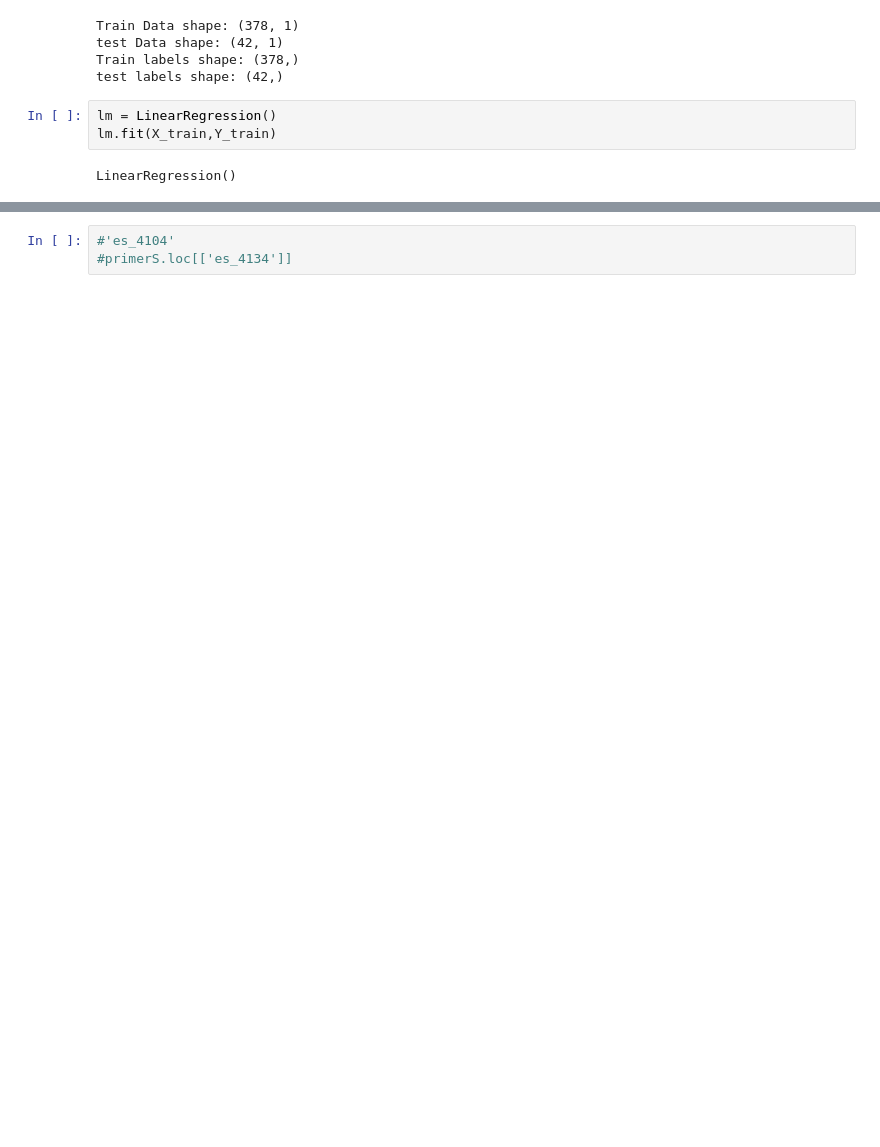
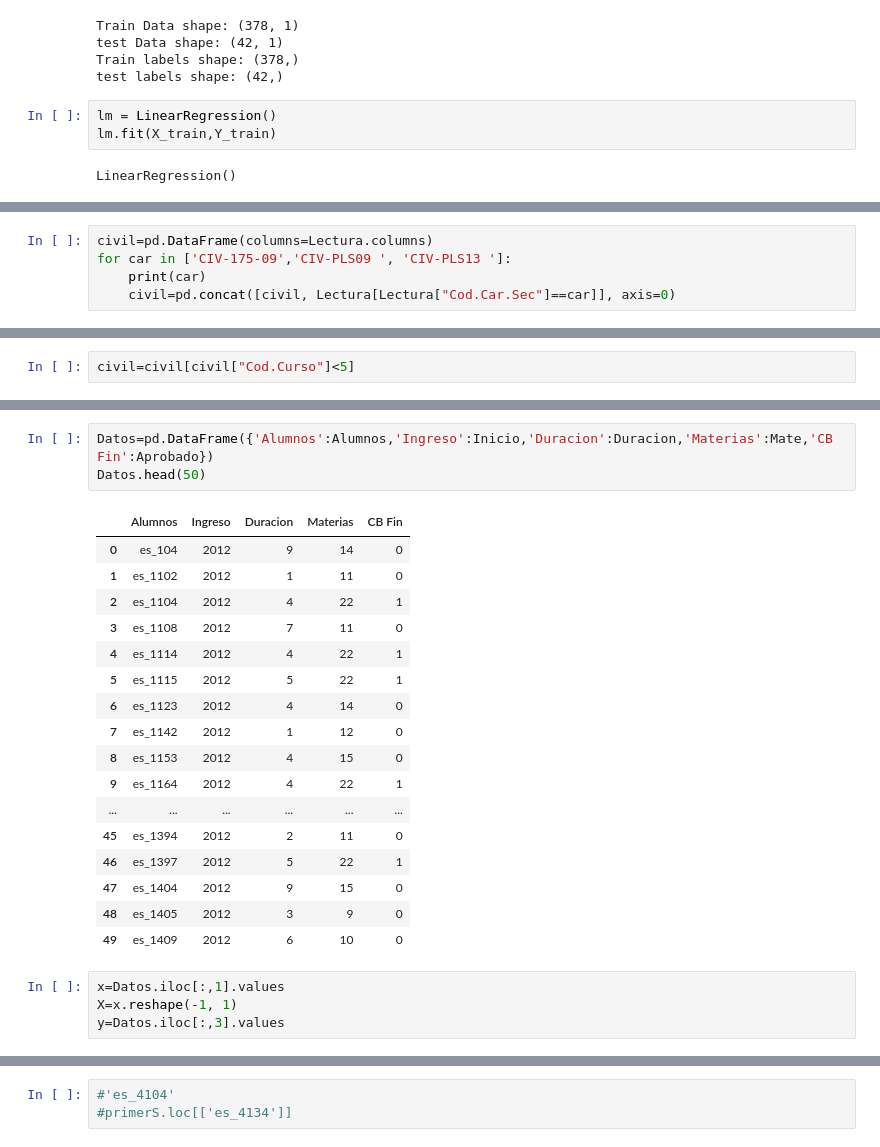
Before and after one commit to nachxnx/IA-MCT-GRUPO4, a Jupyter notebook: Civil/PreProcesamiento.ipynb, the cells around one changed output, grey strips where cells are left out. Cells and saved outputs as stored; diff of their text form; blank space fills up the shorter version.

```diff
--- a/Civil/PreProcesamiento.ipynb
+++ b/Civil/PreProcesamiento.ipynb
@@ -208,0 +208,5 @@ plt.show()
+# %%
+civil=pd.DataFrame(columns=Lectura.columns)
+for car in ['CIV-175-09','CIV-PLS09 ', 'CIV-PLS13 ']:
+    print(car)
+    civil=pd.concat([civil, Lectura[Lectura["Cod.Car.Sec"]==car]], axis=0)
@@ -208,0 +217,2 @@ plt.show()
+# %%
+civil=civil[civil["Cod.Curso"]<5]
@@ -208,0 +277,25 @@ plt.show()
+# %%
+Datos=pd.DataFrame({'Alumnos':Alumnos,'Ingreso':Inicio,'Duracion':Duracion,'Materias':Mate,'CB Fin':Aprobado})
+Datos.head(50)
+# %% [output]
+|  | Alumnos | Ingreso | Duracion | Materias | CB Fin |
+| 0 | es_104 | 2012 | 9 | 14 | 0 |
+| 1 | es_1102 | 2012 | 1 | 11 | 0 |
+| 2 | es_1104 | 2012 | 4 | 22 | 1 |
+| 3 | es_1108 | 2012 | 7 | 11 | 0 |
+| 4 | es_1114 | 2012 | 4 | 22 | 1 |
+| 5 | es_1115 | 2012 | 5 | 22 | 1 |
+| 6 | es_1123 | 2012 | 4 | 14 | 0 |
+| 7 | es_1142 | 2012 | 1 | 12 | 0 |
+| 8 | es_1153 | 2012 | 4 | 15 | 0 |
+| 9 | es_1164 | 2012 | 4 | 22 | 1 |
+| ... | ... | ... | ... | ... | ... |
+| 45 | es_1394 | 2012 | 2 | 11 | 0 |
+| 46 | es_1397 | 2012 | 5 | 22 | 1 |
+| 47 | es_1404 | 2012 | 9 | 15 | 0 |
+| 48 | es_1405 | 2012 | 3 | 9 | 0 |
+| 49 | es_1409 | 2012 | 6 | 10 | 0 |
+# %%
+x=Datos.iloc[:,1].values
+X=x.reshape(-1, 1)
+y=Datos.iloc[:,3].values
```
Also changed, not shown: parts of 23 cells of this notebook.
